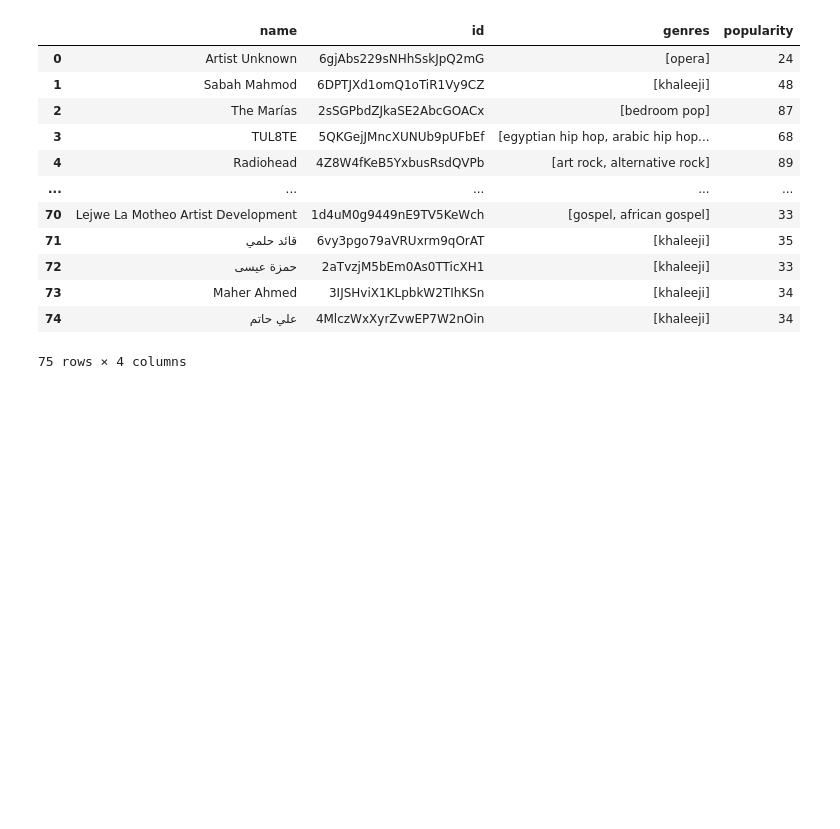
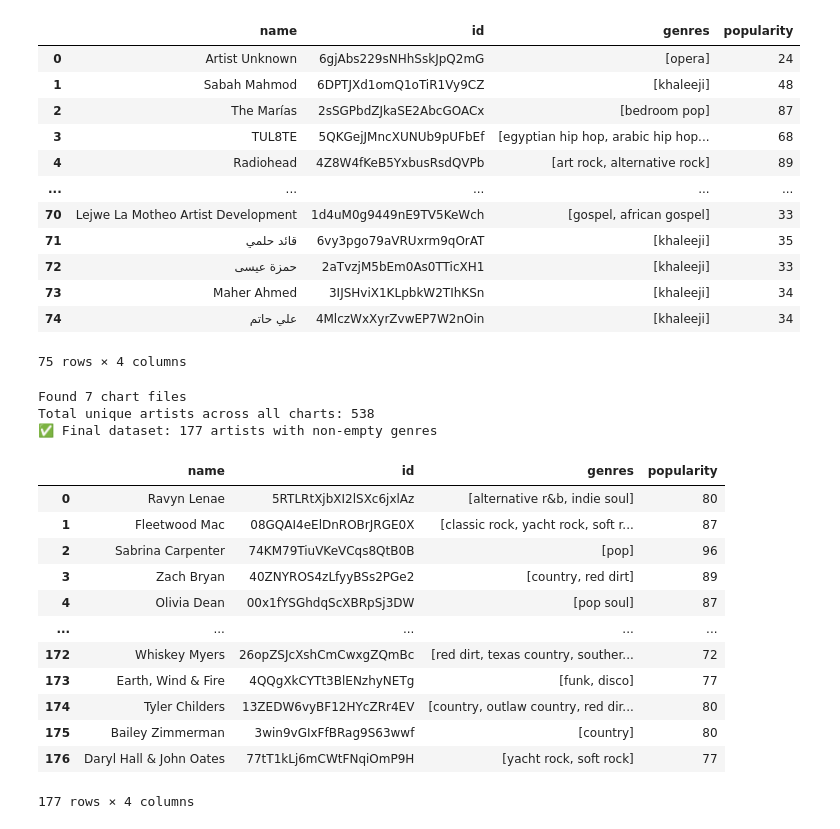
Before and after one commit to aljoharas/datascience, a Jupyter notebook: spotifyproject.ipynb, the cells around one changed output. Cells and saved outputs as stored; diff of their text form; code cells hidden in the pictures; blank space fills up the shorter version.

```diff
--- a/spotifyproject.ipynb
+++ b/spotifyproject.ipynb
@@ -182,3 +182,64 @@ Total unique artists in Saudi dataset: 145
 | 73 | Maher Ahmed | 3IJSHviX1KLpbkW2TIhKSn | [khaleeji] | 34 |
 | 74 | علي حاتم | 4MlczWxXyrZvwEP7W2nOin | [khaleeji] | 34 |
 75 rows × 4 columns
+# %%
+import glob
+import pandas as pd
+import spotipy
+from spotipy.oauth2 import SpotifyClientCredentials
+
+# --- Load all CSVs dynamically (any regional-global files in /content) ---
+chart_files = glob.glob("/content/regional-*.csv")
+print(f"Found {len(chart_files)} chart files")
+
+dfs = [pd.read_csv(f) for f in chart_files]
+all_artists = pd.concat([df['artist_names'] for df in dfs]).unique()
+
+print(f"Total unique artists across all charts: {len(all_artists)}")
+
+# --- Spotify auth ---
+auth_manager = SpotifyClientCredentials(client_id=CLIENT_ID, client_secret=CLIENT_SECRET)
+sp = spotipy.Spotify(auth_manager=auth_manager)
+
+# Collect artist info
+artist_data = []
+seen_ids = set()
+
+for artist_name in all_artists:
+    result = sp.search(q=f"artist:{artist_name}", type="artist", limit=1)
+    if result['artists']['items']:
+        a = result['artists']['items'][0]
+        if not a['genres'] or a['id'] in seen_ids:
+            continue
+        artist_data.append({
+            "name": a['name'],
+            "id": a['id'],
+            "genres": a['genres'],
+            "popularity": a['popularity']
+        })
+        seen_ids.add(a['id'])
+    # Stop once we hit 300 artists with non-empty genres
+    if len(artist_data) >= 300:
+        break
+
+# Create DataFrame
+df_artists = pd.DataFrame(artist_data)
+print(f"✅ Final dataset: {len(df_artists)} artists with non-empty genres")
+display(df_artists)
+# %% [output]
+Found 7 chart files
+Total unique artists across all charts: 538
+✅ Final dataset: 177 artists with non-empty genres
+|  | name | id | genres | popularity |
+| 0 | Ravyn Lenae | 5RTLRtXjbXI2lSXc6jxlAz | [alternative r&b, indie soul] | 80 |
+| 1 | Fleetwood Mac | 08GQAI4eElDnROBrJRGE0X | [classic rock, yacht rock, soft r... | 87 |
+| 2 | Sabrina Carpenter | 74KM79TiuVKeVCqs8QtB0B | [pop] | 96 |
+| 3 | Zach Bryan | 40ZNYROS4zLfyyBSs2PGe2 | [country, red dirt] | 89 |
+| 4 | Olivia Dean | 00x1fYSGhdqScXBRpSj3DW | [pop soul] | 87 |
+| ... | ... | ... | ... | ... |
+| 172 | Whiskey Myers | 26opZSJcXshCmCwxgZQmBc | [red dirt, texas country, souther... | 72 |
+| 173 | Earth, Wind & Fire | 4QQgXkCYTt3BlENzhyNETg | [funk, disco] | 77 |
+| 174 | Tyler Childers | 13ZEDW6vyBF12HYcZRr4EV | [country, outlaw country, red dir... | 80 |
+| 175 | Bailey Zimmerman | 3win9vGIxFfBRag9S63wwf | [country] | 80 |
+| 176 | Daryl Hall & John Oates | 77tT1kLj6mCWtFNqiOmP9H | [yacht rock, soft rock] | 77 |
+177 rows × 4 columns
```
